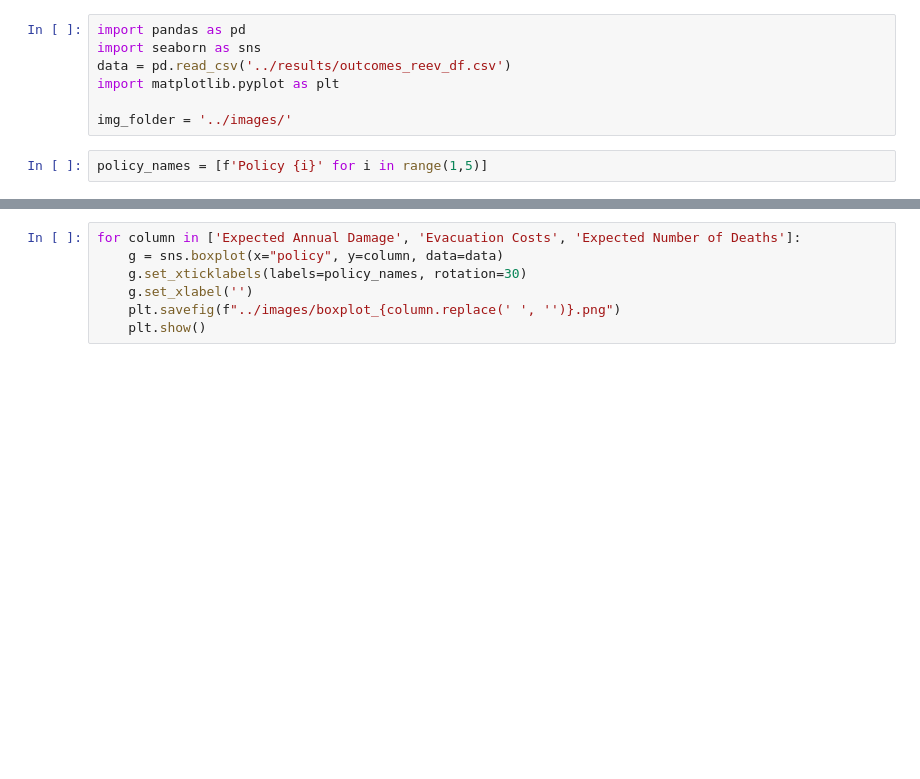
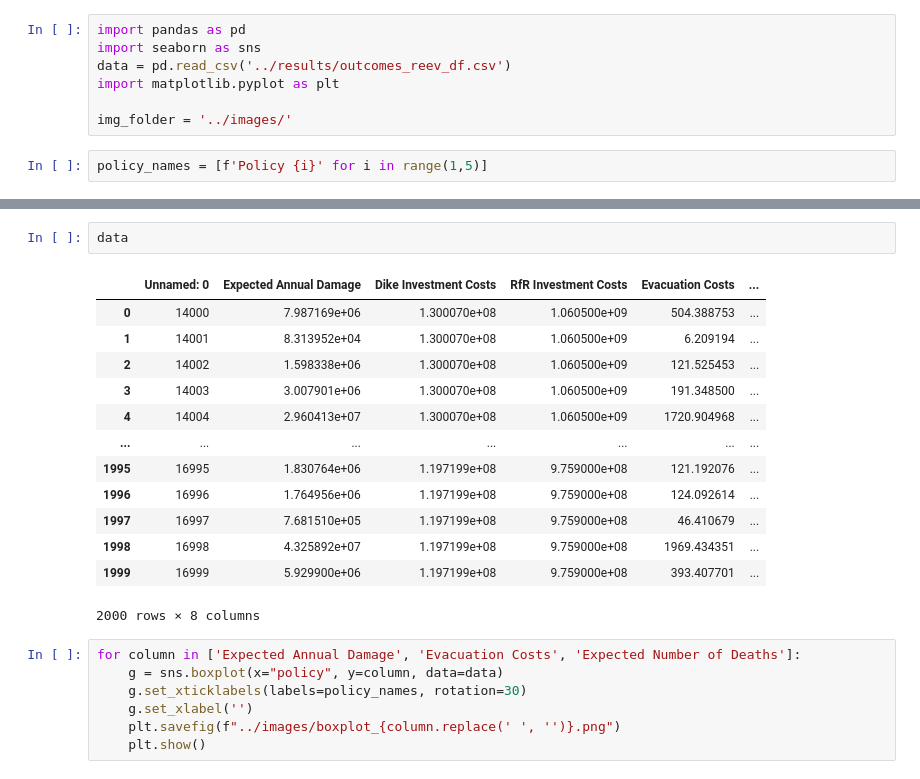
Before and after one commit to willygpv/EPA1361, a Jupyter notebook: final assignment/dike_model/Plot_Policies.ipynb, the cells around one changed output, grey strips where cells are left out. Cells and saved outputs as stored; diff of their text form; blank space fills up the shorter version.

```diff
--- a/final assignment/dike_model/Plot_Policies.ipynb
+++ b/final assignment/dike_model/Plot_Policies.ipynb
@@ -16,4 +16,20 @@ Index(['Unnamed: 0', 'Expected Annual Damage', 'Dike Investment Costs',
       dtype='object')
+# %%
+data
+# %% [output]
+|  | Unnamed: 0 | Expected Annual Damage | Dike Investment Costs | RfR Investment Costs | Evacuation Costs | ... |
+| 0 | 14000 | 7.987169e+06 | 1.300070e+08 | 1.060500e+09 | 504.388753 | ... |
+| 1 | 14001 | 8.313952e+04 | 1.300070e+08 | 1.060500e+09 | 6.209194 | ... |
+| 2 | 14002 | 1.598338e+06 | 1.300070e+08 | 1.060500e+09 | 121.525453 | ... |
+| 3 | 14003 | 3.007901e+06 | 1.300070e+08 | 1.060500e+09 | 191.348500 | ... |
+| 4 | 14004 | 2.960413e+07 | 1.300070e+08 | 1.060500e+09 | 1720.904968 | ... |
+| ... | ... | ... | ... | ... | ... | ... |
+| 1995 | 16995 | 1.830764e+06 | 1.197199e+08 | 9.759000e+08 | 121.192076 | ... |
+| 1996 | 16996 | 1.764956e+06 | 1.197199e+08 | 9.759000e+08 | 124.092614 | ... |
+| 1997 | 16997 | 7.681510e+05 | 1.197199e+08 | 9.759000e+08 | 46.410679 | ... |
+| 1998 | 16998 | 4.325892e+07 | 1.197199e+08 | 9.759000e+08 | 1969.434351 | ... |
+| 1999 | 16999 | 5.929900e+06 | 1.197199e+08 | 9.759000e+08 | 393.407701 | ... |
+2000 rows × 8 columns
 # %%
 for column in ['Expected Annual Damage', 'Evacuation Costs', 'Expected Number of Deaths']:
     g = sns.boxplot(x="policy", y=column, data=data)
```
Also changed, not shown: parts of 1 cell of this notebook, 1 other file.
